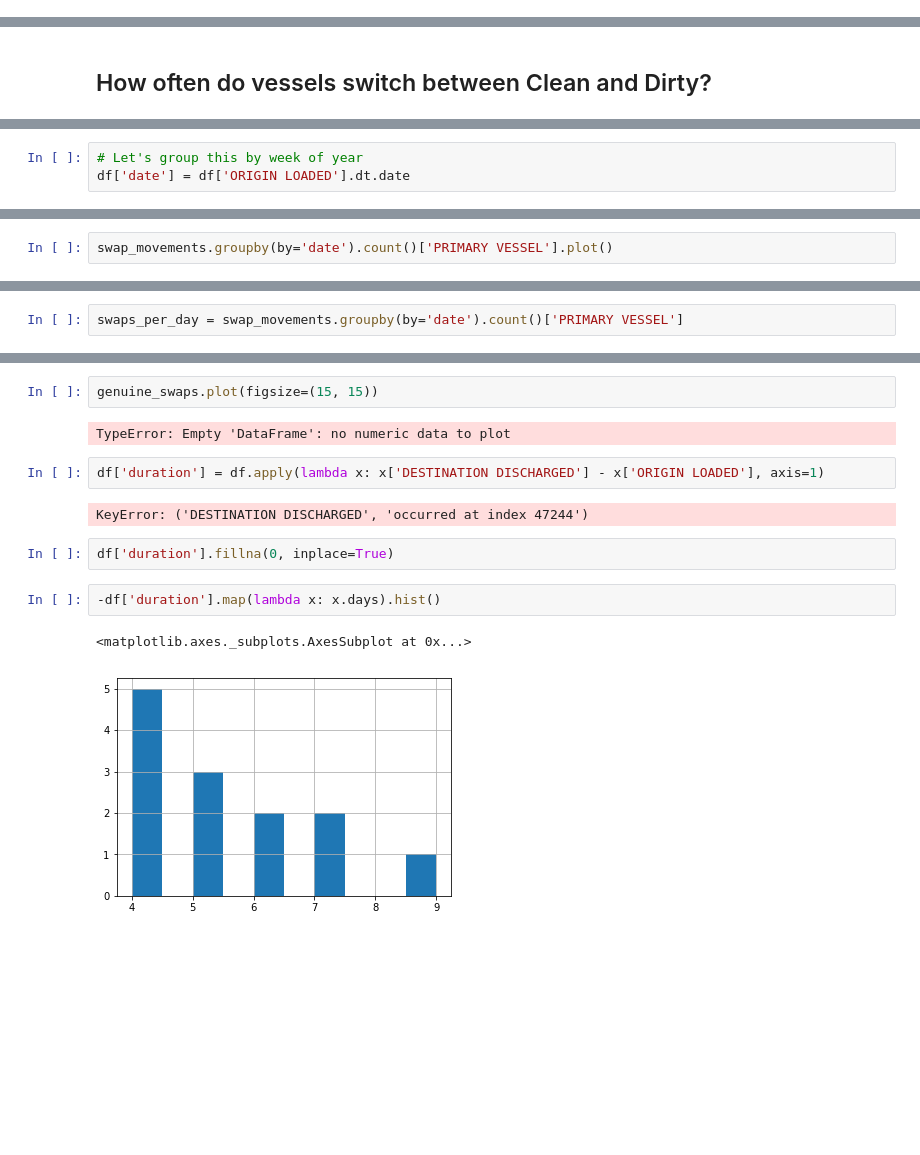
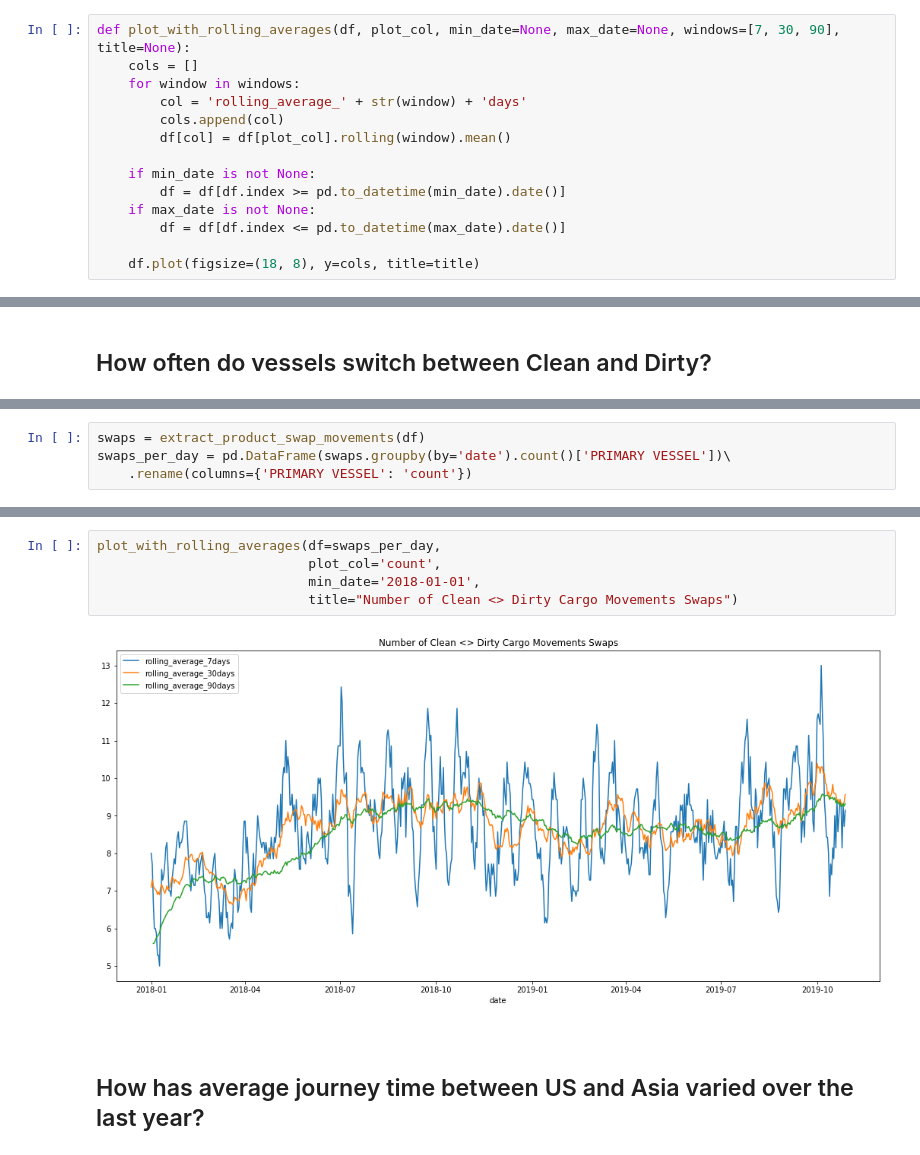
Before and after one commit to VorTECHsa/python-sdk, a Jupyter notebook: sample_notebook.ipynb, the cells around one changed output, grey strips where cells are left out. Saved outputs shown, nothing was run; the diff lists cells and outputs as text; blank space fills up the shorter version.

```diff
--- a/sample_notebook.ipynb
+++ b/sample_notebook.ipynb
@@ -24,0 +42,14 @@ class VortexaSDK:
+# %%
+def plot_with_rolling_averages(df, plot_col, min_date=None, max_date=None, windows=[7, 30, 90], title=None):
+    cols = []
+    for window in windows:
+        col = 'rolling_average_' + str(window) + 'days'
+        cols.append(col)
+        df[col] = df[plot_col].rolling(window).mean()
+
+    if min_date is not None:
+        df = df[df.index >= pd.to_datetime(min_date).date()]
+    if max_date is not None:
+        df = df[df.index <= pd.to_datetime(max_date).date()]
+
+    df.plot(figsize=(18, 8), y=cols, title=title)
@@ -78,3 +111,0 @@ for index, cm in df.iterrows():
-# %%
-# Let's group this by week of year
-df['date'] = df['ORIGIN LOADED'].dt.date
@@ -83,2 +112,4 @@ swap_movements = df[df.index.isin(swap_indexes)]
 # %%
-swap_movements.groupby(by='date').count()['PRIMARY VESSEL'].plot()
+swaps = extract_product_swap_movements(df)
+swaps_per_day = pd.DataFrame(swaps.groupby(by='date').count()['PRIMARY VESSEL'])\
+    .rename(columns={'PRIMARY VESSEL': 'count'})
@@ -88,2 +115,0 @@ swap_movements.groupby(by='date').count()['PRIMARY VESSEL'].plot()
-# %%
-swaps_per_day = swap_movements.groupby(by='date').count()['PRIMARY VESSEL']
@@ -127,15 +116,11 @@ pd.DataFrame(genuine_swaps)
-# %%
-genuine_swaps.plot(figsize=(15, 15))
-# %% [output]
-TypeError: Empty 'DataFrame': no numeric data to plot
-# %%
-df['duration'] = df.apply(lambda x: x['DESTINATION DISCHARGED'] - x['ORIGIN LOADED'], axis=1)
-# %% [output]
-KeyError: ('DESTINATION DISCHARGED', 'occurred at index 47244')
-# %%
-df['duration'].fillna(0, inplace=True)
-# %%
--df['duration'].map(lambda x: x.days).hist()
-# %% [output]
-<matplotlib.axes._subplots.AxesSubplot at 0x...>
-[figure, removed]
+# %%
+plot_with_rolling_averages(df=swaps_per_day,
+                           plot_col='count',
+                           min_date='2018-01-01',
+                           title="Number of Clean <> Dirty Cargo Movements Swaps")
+# %% [output]
+[figure, added]
+# %% [markdown]
+<a id='journey_times'></a>
+# %% [markdown]
+## How has average journey time between US and Asia varied over the last year?
```
Also changed, not shown: parts of 22 cells of this notebook.
